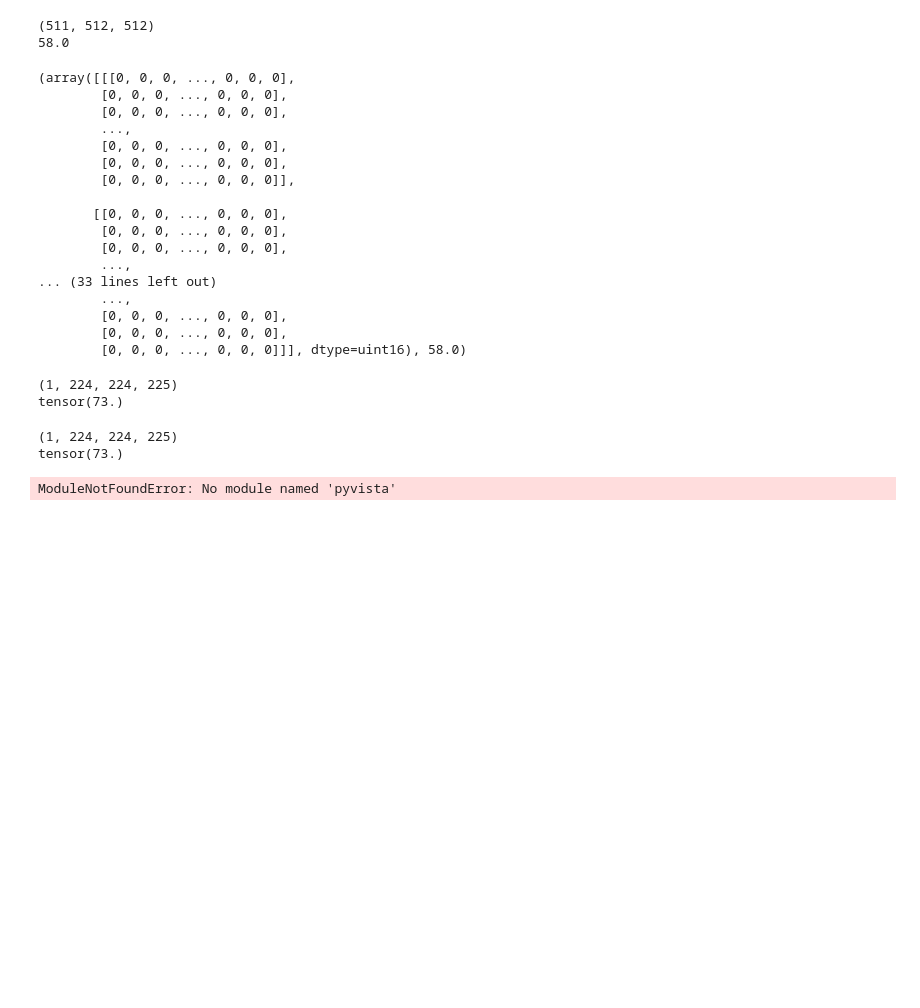
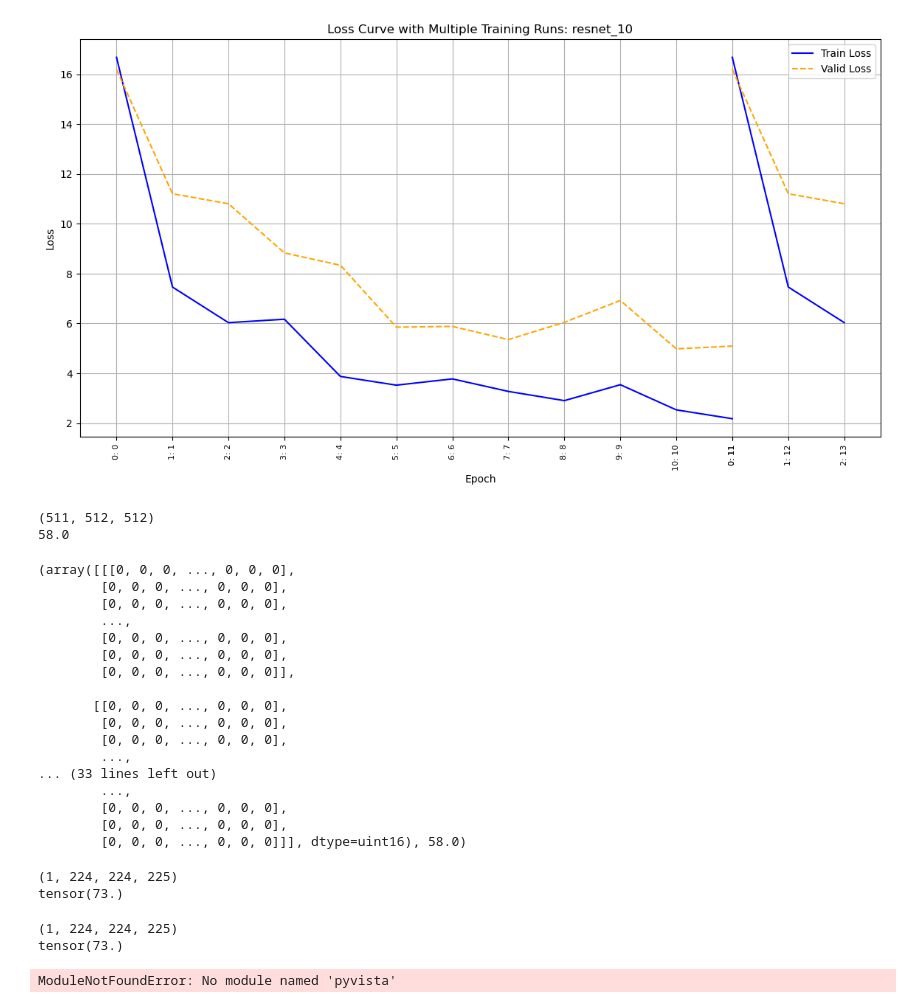
Before and after one commit to Justin-SG/inferring_body_weight_from_ct_scans, a Jupyter notebook: 4_Modelling/Patrick/3D_CNN.ipynb, the cells around one changed output. Drawn from its saved outputs; the diff is of its cells as text; code cells hidden in the pictures; blank space fills up the shorter version.

Commit message:
added validation and deleted the old file

```diff
--- a/4_Modelling/Patrick/3D_CNN.ipynb
+++ b/4_Modelling/Patrick/3D_CNN.ipynb
@@ -16,6 +16,66 @@ sys.path.append(str(project_dir / '3_Data_Preparation'))
 sys.path.append(str(project_dir / '4_Modelling/Patrick/Transforms'))
 from CT_Datasets import CtScanDataset, CtScanDatasetExtended
 from Transforms import *
+data_dir = project_dir / 'Data'
+model_dir = project_dir / 'Model/3D'
+plot_dir = model_dir / "plots"
+stats_dir = model_dir / "stats"
+plot_dir.mkdir(parents=True, exist_ok=True)
+stats_dir.mkdir(parents=True, exist_ok=True)
+# %%
+model_type = "resnet_10"
+# Read the CSV file, handling repeated headers as new runs
+data = pd.read_csv(stats_dir / f"{model_type}_training_logs.csv", comment='#', header=None, names=["epoch", "train_loss", "valid_loss", "mae", "time"])
+
+# Detect and split new training runs
+data["new_run"] = data["epoch"] == "epoch"
+data["run_id"] = data["new_run"].cumsum()
+
+# Remove rows with header information and reset index
+data = data[data["epoch"] != "epoch"]
+data.reset_index(drop=True, inplace=True)
+
+# Convert numeric columns to proper types
+data["epoch"] = data["epoch"].astype(int)
+data[["train_loss", "valid_loss", "mae"]] = data[["train_loss", "valid_loss", "mae"]].astype(float)
+
+# Reset epoch numbers for each run
+data["relative_epoch"] = data.groupby("run_id")["epoch"].rank(method="first").astype(int) - 1
+
+# Plotting
+plt.figure(figsize=(14, 7))
+current_x = 0  # Tracks the x-axis position across runs
+x_ticks = []  # To store x-tick positions
+x_labels = []  # To store x-tick labels
+first_legend = True
+for run_id, run_data in data.groupby("run_id"):
+    # Plot train and validation loss for this run
+    train_x = run_data["relative_epoch"] + current_x
+    x_ticks.extend(train_x)
+    x_labels.extend([f"{int(epoch)}: {int(tick)}" for epoch, tick in zip(run_data["relative_epoch"], train_x)])
+
+    # Plot train and validation loss for this run
+    if first_legend:
+        plt.plot(run_data["relative_epoch"] + current_x, run_data["train_loss"], label="Train Loss", color="blue")
+        plt.plot(run_data["relative_epoch"] + current_x, run_data["valid_loss"], linestyle="--", label="Valid Loss", color="orange")
+        first_legend = False
+    else:
+        plt.plot(run_data["relative_epoch"] + current_x, run_data["train_loss"], color="blue")
+        plt.plot(run_data["relative_epoch"] + current_x, run_data["valid_loss"], linestyle="--", color="orange")
+
+    # Update x-axis position
+    current_x += run_data["relative_epoch"].max()  # Add space between runs
+
+# Set custom x-ticks and labels
+plt.xticks(ticks=x_ticks, labels=x_labels, fontsize=8, rotation=90)
+
+plt.title(f"Loss Curve with Multiple Training Runs: {model_type}")
+plt.xlabel("Epoch")
+plt.ylabel("Loss")
+plt.legend()
+plt.grid(True)
+# %% [output]
+[figure, added]
 # %%
 dataset = CtScanDataset(df_query='BodyPart == "Stamm"', transform=None)
 # %%
```
Also changed, not shown: 6 other files.
